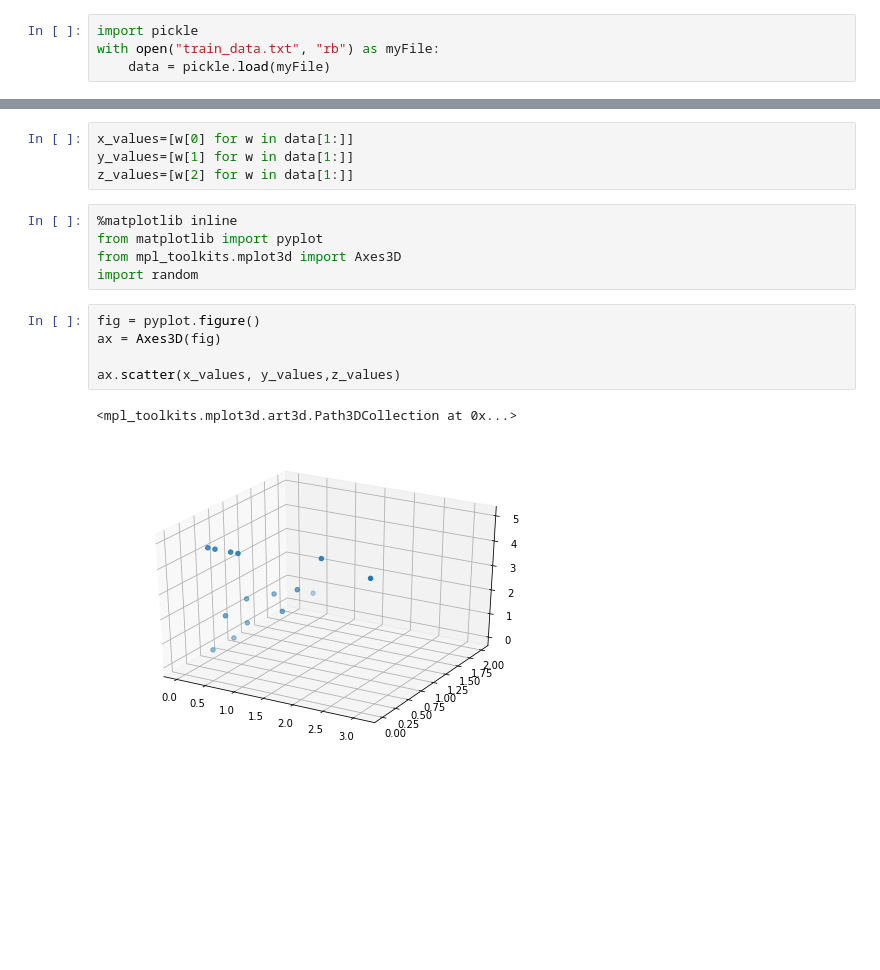
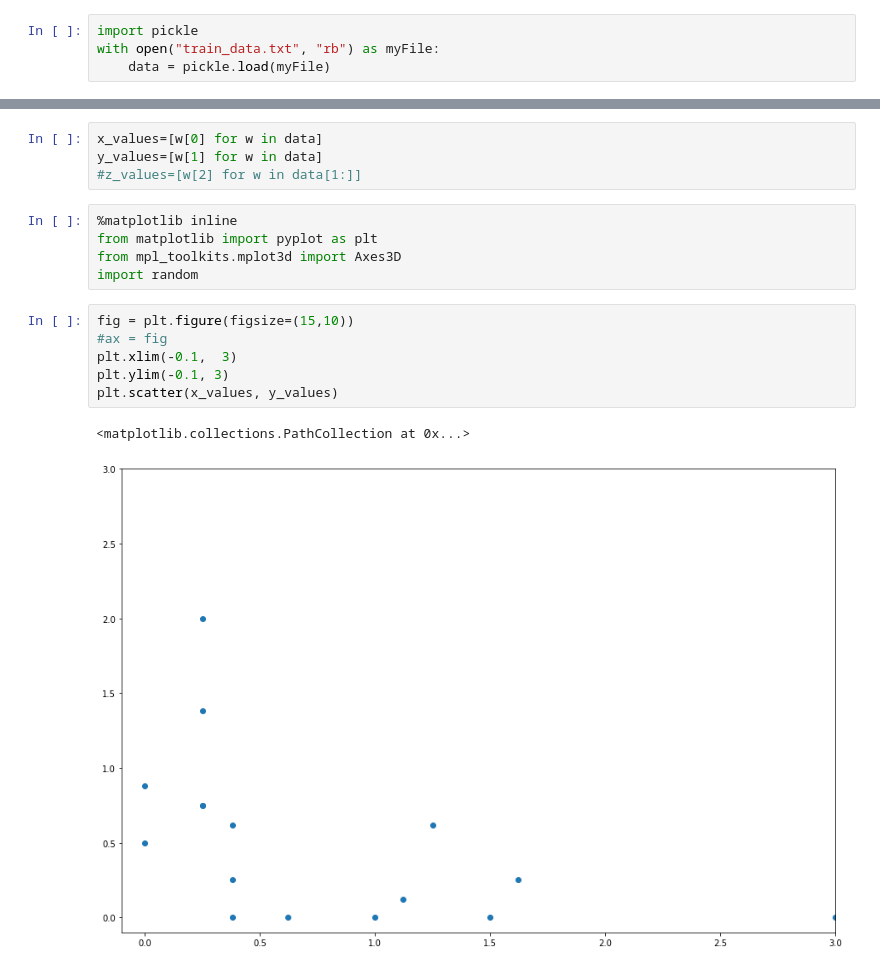
Before and after one commit to hkothari128/seniment_analysis, a Jupyter notebook: kmeans.ipynb, the cells around one changed output, grey strips where cells are left out. Cells and saved outputs as stored; diff of their text form; blank space fills up the shorter version.

```diff
--- a/kmeans.ipynb
+++ b/kmeans.ipynb
@@ -8,20 +26,21 @@ data=data[1:]
 # %%
-x_values=[w[0] for w in data[1:]]
-y_values=[w[1] for w in data[1:]]
-z_values=[w[2] for w in data[1:]]
+x_values=[w[0] for w in data]
+y_values=[w[1] for w in data]
+#z_values=[w[2] for w in data[1:]]
 # %%
 %matplotlib inline
-from matplotlib import pyplot
+from matplotlib import pyplot as plt
 from mpl_toolkits.mplot3d import Axes3D
 import random
-# %%
-fig = pyplot.figure()
-ax = Axes3D(fig)
-
-ax.scatter(x_values, y_values,z_values)
-# %% [output]
-<mpl_toolkits.mplot3d.art3d.Path3DCollection at 0x...>
-[figure, removed]
+# %%
+fig = plt.figure(figsize=(15,10))
+#ax = fig
+plt.xlim(-0.1,  3)
+plt.ylim(-0.1, 3)
+plt.scatter(x_values, y_values)
+# %% [output]
+<matplotlib.collections.PathCollection at 0x...>
+[figure, added]
 # %%
 %matplotlib inline
 
```
Also changed, not shown: parts of 7 cells of this notebook, 16 other files.
